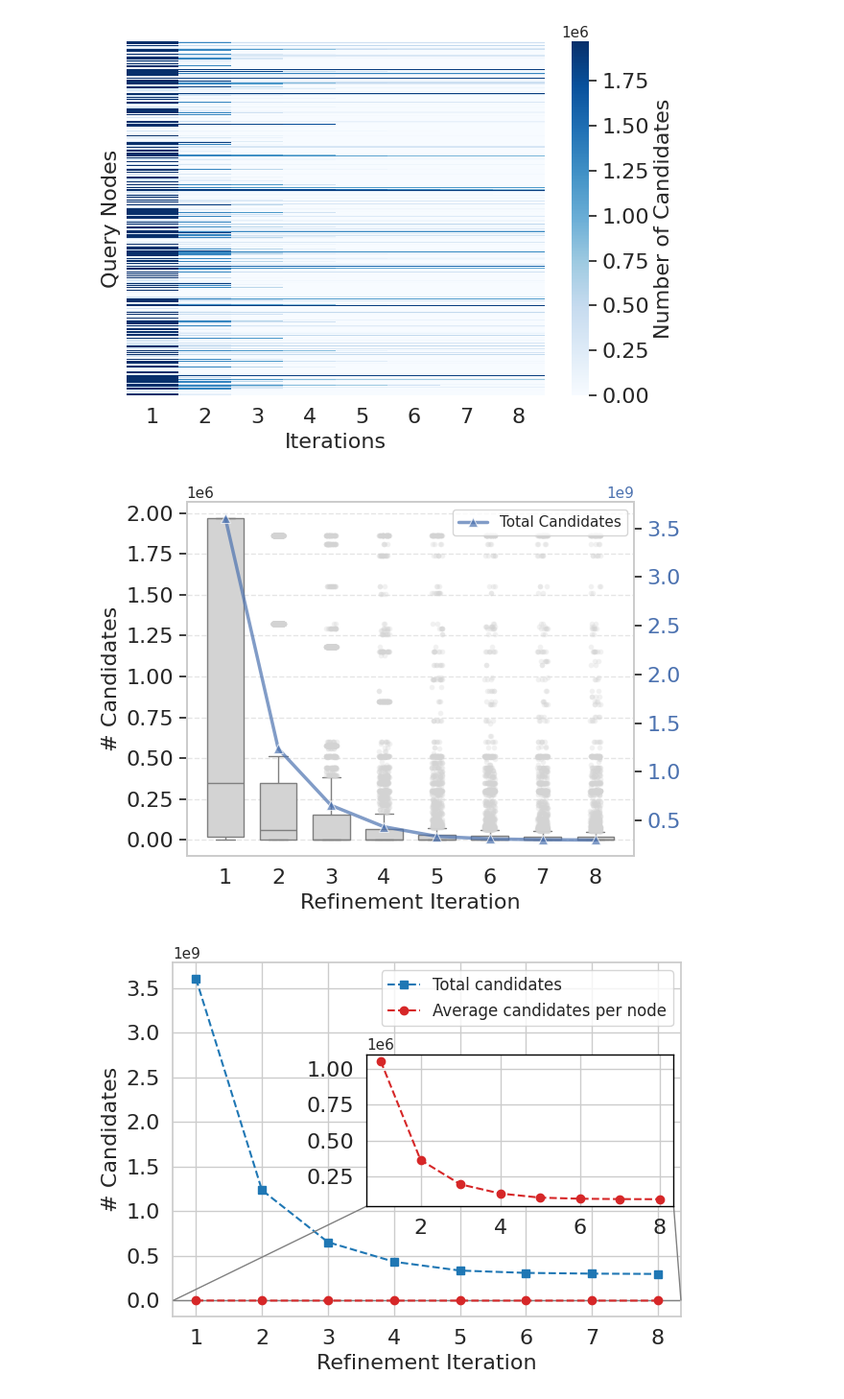
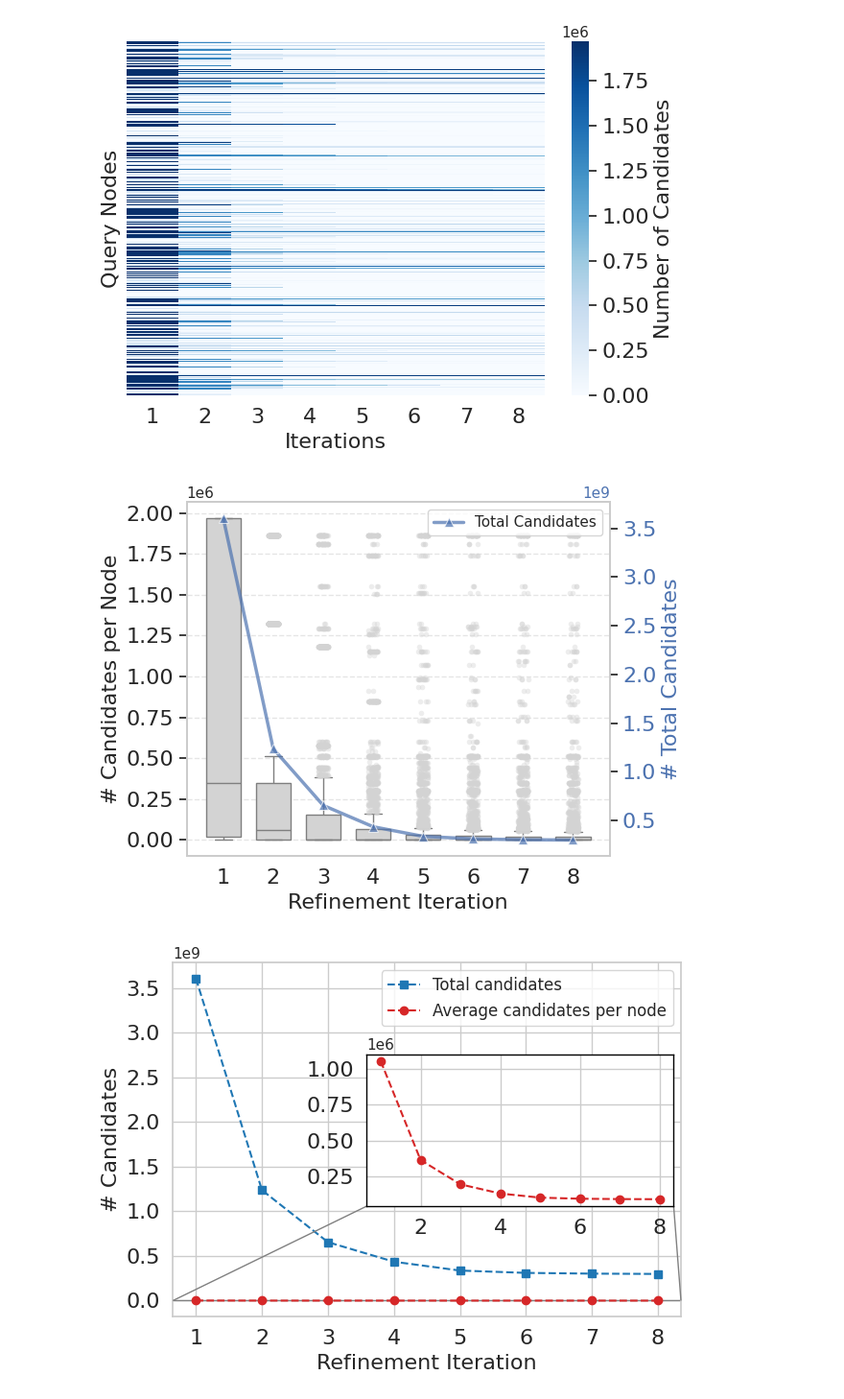
Before and after one commit to antonio-decaro/SIGMo, a Jupyter notebook: 4_produce_plot.ipynb, the cells around one changed output. Shown: that part at 96% size. Drawn from its saved outputs; the diff is of its cells as text; code cells hidden in the pictures.

```diff
--- a/4_produce_plot.ipynb
+++ b/4_produce_plot.ipynb
@@ -398,37 +479,37 @@ sns.boxplot(data=data_for_scatter,
             showfliers=False,
             )
 sns.stripplot(
     data=outliers_df,
     x='Iteration',
     y='CandidateSize',
     ax=ax1,
     jitter=True,
     size=4,
     color='lightgray',
-    alpha=0.3
+    alpha=0.4
 )
 
 ax1.set_xlabel('Refinement Iteration', fontsize=FONTSIZE)
-ax1.set_ylabel('# Candidates', fontsize=FONTSIZE)
+ax1.set_ylabel('# Candidates per Node', fontsize=FONTSIZE)
 set_font_size(ax1, FONTSIZE)
 
 # Secondary axis for the total sum of candidates per iteration
 ax2 = ax1.twinx()
 total_candidates = data_for_scatter.groupby('Iteration')['CandidateSize'].sum().reset_index()
 
 sns.lineplot(data=total_candidates['CandidateSize'], ax=ax2, marker='^', linestyle='-', label='Total Candidates', linewidth=2.5, markersize=7, alpha=.7, color=COLOR)
-ax2.set_ylabel('')
+ax2.set_ylabel('# Total Candidates', fontsize=FONTSIZE, color=COLOR)
 ax2.tick_params(axis='y', labelcolor=COLOR)
 set_font_size(ax2, FONTSIZE)
 ax1.grid(True, axis='y', linestyle='--', alpha=0.5)
 # ax2.grid(True, axis='y', linestyle='--', alpha=0.5, color=sns.color_palette()[0])
 ax2.grid(False)
 
 fig.tight_layout()
 fig.savefig('./out/plots/candidates_size.pdf')
 fig.show()
 # %% [output]
-[figure, old version]
+[figure, new version]
 # %%
 from mpl_toolkits.axes_grid1.inset_locator import mark_inset
 
```
Also changed, not shown: parts of 8 cells of this notebook.
